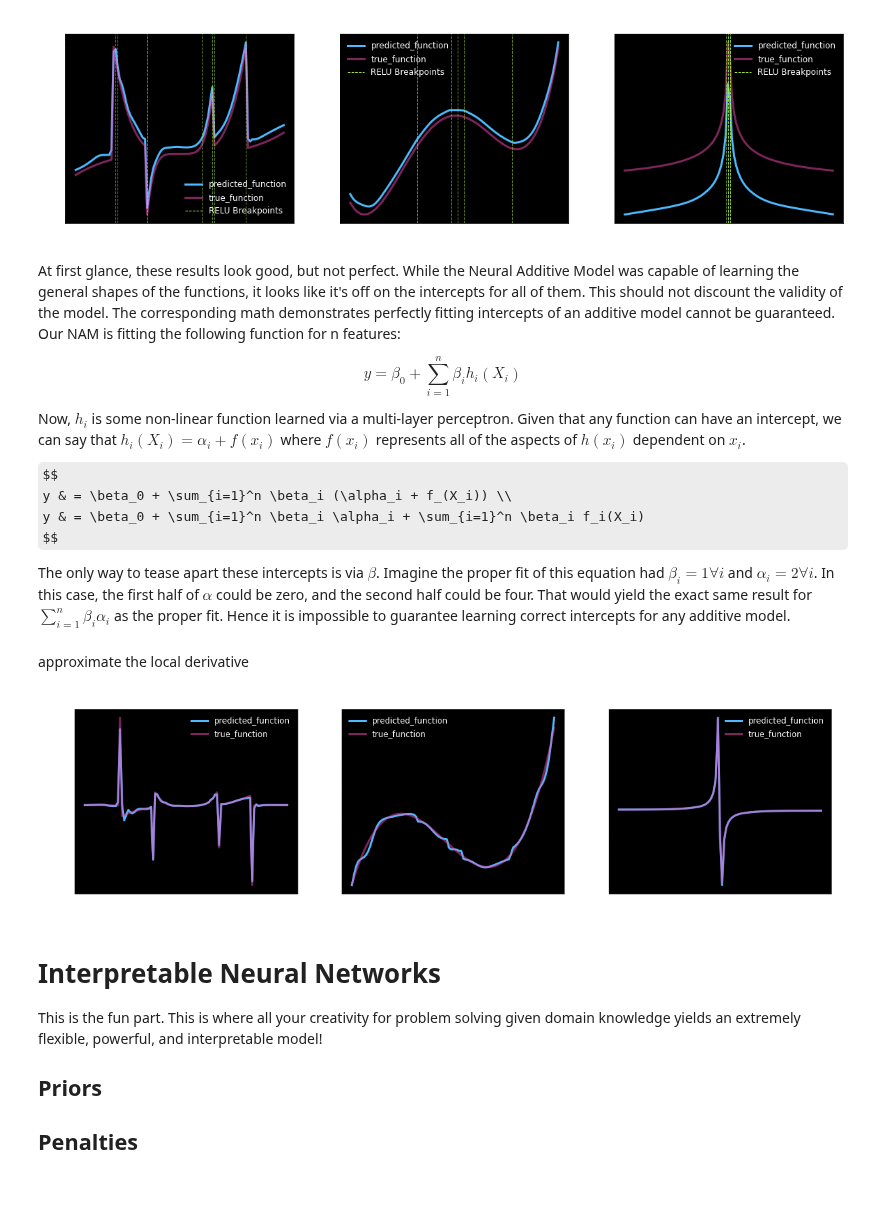
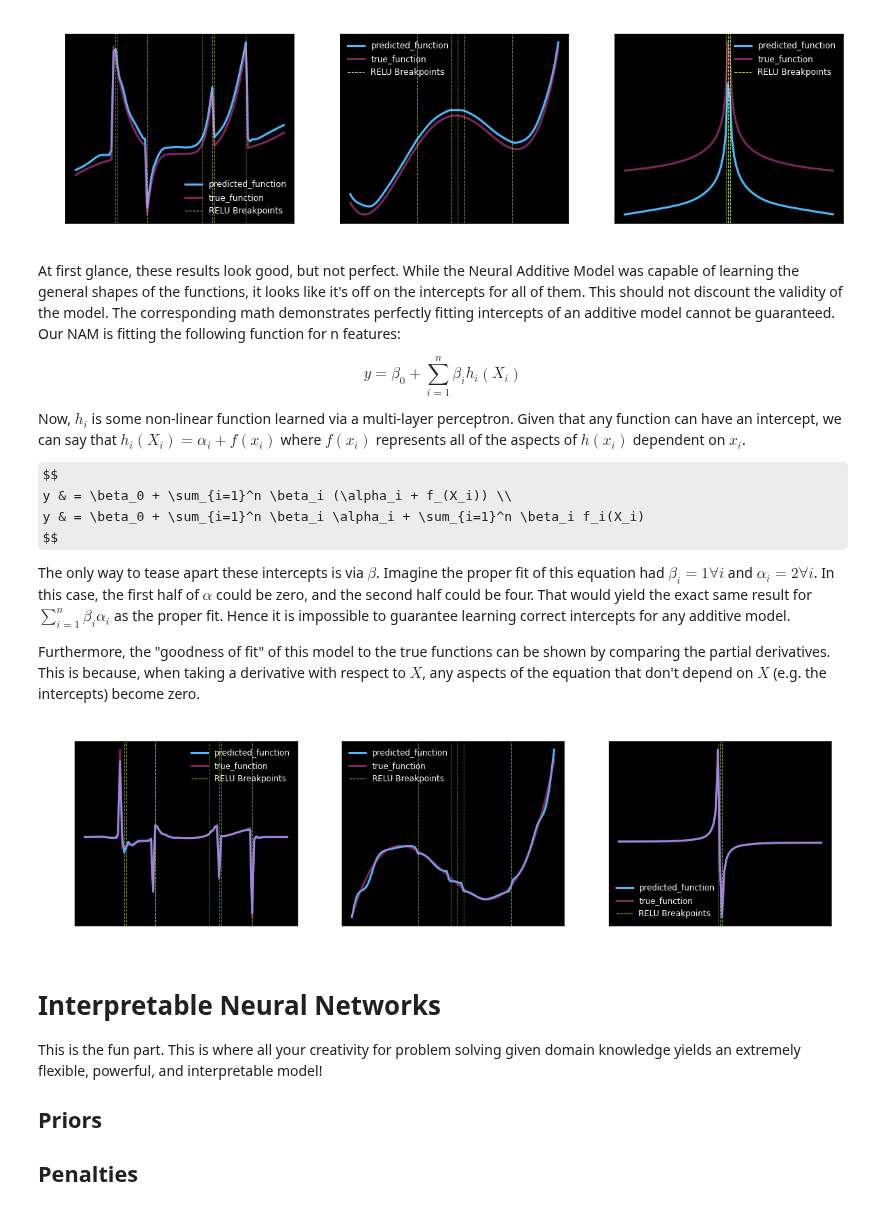
Before and after one commit to RyanSaxe/blog, a Jupyter notebook: _notebooks/2020-12-01-NAM.ipynb, the cells around one changed output. Saved outputs shown, nothing was run; the diff lists cells and outputs as text; code cells hidden in the pictures; some formulas as TeX source.

```diff
--- a/_notebooks/2020-12-01-NAM.ipynb
+++ b/_notebooks/2020-12-01-NAM.ipynb
@@ -518,24 +518,12 @@ y & = \beta_0 + \sum_{i=1}^n \beta_i \alpha_i + \sum_{i=1}^n \beta_i f_i(X_i)
 $$
 
 The only way to tease apart these intercepts is via $\beta$. Imagine the proper fit of this equation had $\beta_i = 1 \forall i$ and $\alpha_i = 2 \forall i$. In this case, the first half of $\alpha$ could be zero, and the second half could be four. That would yield the exact same result for $\sum_{i=1}^n \beta_i \alpha_i$ as the proper fit. Hence it is impossible to guarantee learning correct intercepts for any additive model.
+
+Furthermore, the "goodness of fit" of this model to the true functions can be shown by comparing the partial derivatives. This is because, when taking a derivative with respect to $X$, any aspects of the equation that don't depend on $X$ (e.g. the intercepts) become zero.
-# %%
-#hide
-intercepts = []
-for f_idx, column in enumerate(X.columns):
-    multiplier = model.linear_combination.weights[0].numpy()[f_idx]
-    start = np.quantile(df[column],0.999)
-    end = np.quantile(df[column],0.001)
-    test_x = np.expand_dims(np.linspace(start,end,100000,dtype=np.float32),axis=1)
-    function = functions[column]
-    true_y = np.asarray([function(x) for x in test_x])
-    pred_y = model.components[f_idx](test_x).numpy() * multiplier
-    intercepts.append(np.average(pred_y - true_y))
 # %%
 #hide
 def dxdy(x, y):
     return (x[1:] - x[:-1])/(y[1:] - y[:-1])
-# %% [markdown]
-approximate the local derivative
 # %%
 #hide_input
 fig, axes = plt.subplots(1, len(X.columns), figsize=(20,5))
@@ -543,37 +531,44 @@ fig, axes = plt.subplots(1, len(X.columns), figsize=(20,5))
 for f_idx, column in enumerate(X.columns):
     ax = axes[f_idx]
     multiplier = model.linear_combination.weights[0].numpy()[f_idx]
     start = np.quantile(df[column],0.999)
     end = np.quantile(df[column],0.001)
     test_x = np.expand_dims(np.linspace(start,end,100,dtype=np.float32),axis=1)
     function = functions[column]
     true_y = np.asarray([function(x) for x in test_x])
-    pred_y = model.components[f_idx](test_x).numpy() * multiplier - intercepts[f_idx]
+    pred_y = model.components[f_idx](test_x).numpy() * multiplier
     relu_outs = model.components[f_idx].l1(test_x)
     vlines = 0
     for i in range(8):
         relu_out = relu_outs[:, i]
         nonzeros = np.where(relu_out)[0]
         if len(nonzeros) == 0:
             continue
         start = nonzeros.min()
         end = nonzeros.max()
         if start == 0 and end == 99:
             continue
         elif start == 0:
             val = test_x[end + 1][0]
         else:
             val = test_x[start - 1][0]
-        #ax.axvline(x=val, alpha=0.5, color=(186.0/255.0,1.0,75.0/255.0), ls="--", lw=1)
+        ax.axvline(x=val, alpha=0.5, color=(186.0/255.0,1.0,75.0/255.0), ls="--", lw=1)
         vlines += 1
     ax.plot(test_x[1:], dxdy(pred_y,test_x), label='predicted_function')
     ax.plot(test_x[1:], dxdy(true_y,test_x), label='true_function',alpha=0.5)
     title = f'derivative for column {column} with {vlines} learned breakpoints'
     ax.set_title(title)
-    ax.legend()
+    relu_breaks = plt.Line2D((0,1),(0,0), color=(186.0/255.0,1.0,75.0/255.0), ls="--", lw=1)
+    display = (0,1,2)
+
+    handles, labels = ax.get_legend_handles_labels()
+
+    #Create legend from custom artist/label lists
+    ax.legend([handle for i,handle in enumerate(handles) if i in display]+[relu_breaks],
+              [label for i,label in enumerate(labels) if i in display]+['RELU Breakpoints'])
 plt.show()
 # %% [output]
-[figure, old version]
+[figure, new version]
 # %% [markdown]
 # Interpretable Neural Networks
 
```
Also changed, not shown: parts of 1 cell of this notebook.
